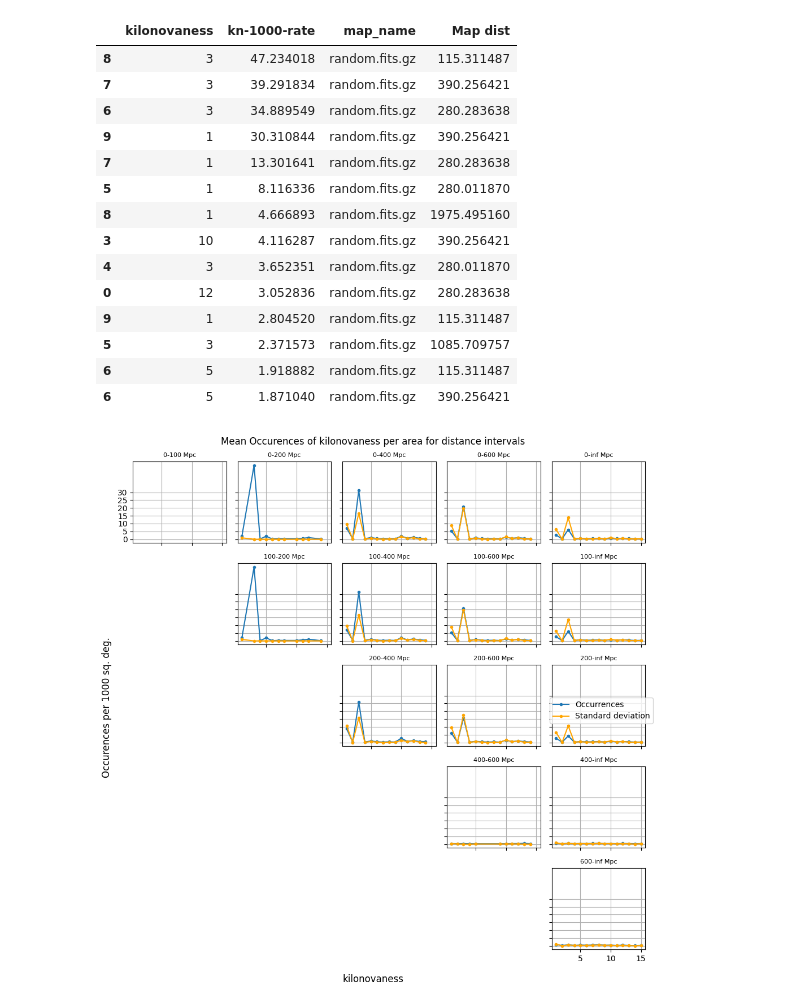
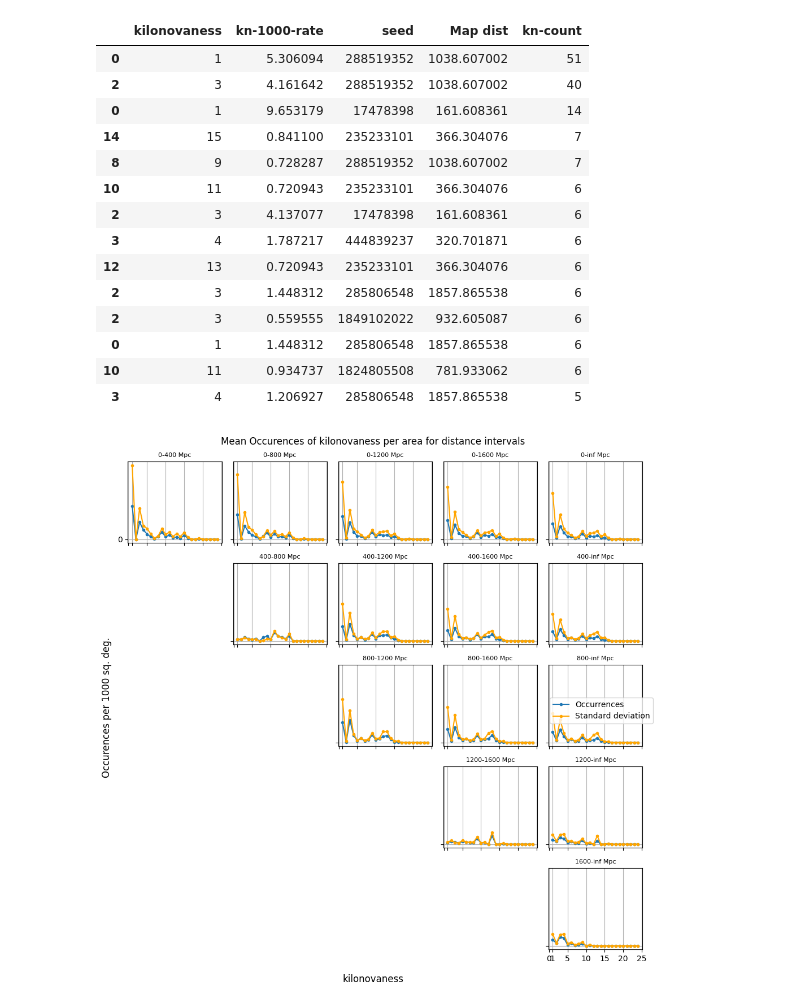
Before and after one commit to AmpelAstro/Ampel-HU-astro, a Jupyter notebook: notebooks/kilonovaness_statistics.ipynb, the cells around one changed output. Drawn from its saved outputs; the diff is of its cells as text; code cells hidden in the pictures.

Commit message:
updated statistics with newest kilonovaness scoring, kilonovaness over ndet plots

```diff
--- a/notebooks/kilonovaness_statistics.ipynb
+++ b/notebooks/kilonovaness_statistics.ipynb
@@ -5,9 +6,9 @@ import matplotlib.pyplot as plt
 import os
 # %%
-tablefile_dir = "/mnt/c/Users/Public/Documents/Uni/master/masterarbeit/ampel/ampel-results/random"
+tablefile_dir = "/mnt/c/Users/Public/Documents/Uni/master/masterarbeit/ampel/ampel-results/random/TransientTable/"
 tablefile_name = "TransientTable.csv"
-
+save_dir = "./pics/random/"
 tablefiles = [os.path.join(tablefile_dir, event_dir, tablefile_name) for event_dir in os.listdir(tablefile_dir) if os.path.exists(os.path.join(tablefile_dir, event_dir, tablefile_name) )]
 
 tablefiles = [os.path.join(tablefile_dir, file) for file in os.listdir(tablefile_dir) if "TransientTable" in file]
-print("\n".join(tablefiles))
+#print("\n".join(tablefiles))
@@ -108,5 +43,5 @@ Index(['Filtered fraction mean', 'Queried fraction mean'], dtype='object')
 # %%
-
+kilonovaness_range = np.arange(1, 25)
 
 rate_df = pd.DataFrame()
 
@@ -116,38 +51,46 @@ for file in tablefiles:
         continue
     df_tmp = pd.read_csv(file, sep=";")
     try:
+        # count kilonovaness = n occurences in tablefile, then divide by total map_area/1000sqdeg
         df_tmp["kn-1000-rate"] = np.array([np.count_nonzero(df_tmp["kilonovaness"] == kilonovaness) for kilonovaness in df_tmp["kilonovaness"]]) / df_tmp["map_area"] * 1000
+        df_tmp["kn-counts"] = np.array([np.count_nonzero(df_tmp["kilonovaness"] == kilonovaness) for kilonovaness in df_tmp["kilonovaness"]])
     except:
         print(df_tmp, file)
 
-    rate_tmp = np.array([np.count_nonzero(df_tmp["kilonovaness"] == kilonovaness) for kilonovaness in df_tmp["kilonovaness"].unique()]) / df_tmp["map_area"][0] * 1000
 
-    tmp_rate_df = pd.DataFrame({"kilonovaness": df_tmp["kilonovaness"].unique(),"kn-1000-rate": rate_tmp, "map_name": df_tmp["map_name"][0], "Map dist": df_tmp["map_dist"][0]})
+    #rate_tmp = np.array([np.count_nonzero(df_tmp["kilonovaness"] == kilonovaness) for kilonovaness in df_tmp["kilonovaness"].unique()]) / df_tmp["map_area"][0] * 1000
+    rate_tmp = np.array([np.count_nonzero(df_tmp["kilonovaness"] == kilonovaness) for kilonovaness in kilonovaness_range]) / df_tmp["map_area"][0] * 1000
+
+    #count_tmp = np.array([np.count_nonzero(df_tmp["kilonovaness"] == kilonovaness) for kilonovaness in df_tmp["kilonovaness"].unique()])
+    count_tmp = np.array([np.count_nonzero(df_tmp["kilonovaness"] == kilonovaness) for kilonovaness in kilonovaness_range])
+
+    #tmp_rate_df = pd.DataFrame({"kilonovaness": df_tmp["kilonovaness"].unique(),"kn-1000-rate": rate_tmp, "seed": df_tmp["map_seed"][0], "Map dist": df_tmp["map_dist"][0], "kn-count": count_tmp})
+    tmp_rate_df = pd.DataFrame({"kilonovaness": kilonovaness_range,"kn-1000-rate": rate_tmp, "seed": df_tmp["map_seed"][0], "Map dist": df_tmp["map_dist"][0], "kn-count": count_tmp})
 
     #print(rate_tmp)
     rate_df = pd.concat([rate_df, tmp_rate_df])
 
 
-rate_df.sort_values(by="kn-1000-rate", ascending=False).head(14)
+rate_df.sort_values(by="kn-count", ascending=False).head(14)
 # %% [output]
-|  | kilonovaness | kn-1000-rate | map_name | Map dist |
-| 8 | 3 | 47.234018 | random.fits.gz | 115.311487 |
-| 7 | 3 | 39.291834 | random.fits.gz | 390.256421 |
-| 6 | 3 | 34.889549 | random.fits.gz | 280.283638 |
-| 9 | 1 | 30.310844 | random.fits.gz | 390.256421 |
-| 7 | 1 | 13.301641 | random.fits.gz | 280.283638 |
-| 5 | 1 | 8.116336 | random.fits.gz | 280.011870 |
-| 8 | 1 | 4.666893 | random.fits.gz | 1975.495160 |
-| 3 | 10 | 4.116287 | random.fits.gz | 390.256421 |
-| 4 | 3 | 3.652351 | random.fits.gz | 280.011870 |
-| 0 | 12 | 3.052836 | random.fits.gz | 280.283638 |
-| 9 | 1 | 2.804520 | random.fits.gz | 115.311487 |
-| 5 | 3 | 2.371573 | random.fits.gz | 1085.709757 |
-| 6 | 5 | 1.918882 | random.fits.gz | 115.311487 |
-| 6 | 5 | 1.871040 | random.fits.gz | 390.256421 |
+|  | kilonovaness | kn-1000-rate | seed | Map dist | kn-count |
+| 0 | 1 | 5.306094 | 288519352 | 1038.607002 | 51 |
+| 2 | 3 | 4.161642 | 288519352 | 1038.607002 | 40 |
+| 0 | 1 | 9.653179 | 17478398 | 161.608361 | 14 |
+| 14 | 15 | 0.841100 | 235233101 | 366.304076 | 7 |
+| 8 | 9 | 0.728287 | 288519352 | 1038.607002 | 7 |
+| 10 | 11 | 0.720943 | 235233101 | 366.304076 | 6 |
+| 2 | 3 | 4.137077 | 17478398 | 161.608361 | 6 |
+| 3 | 4 | 1.787217 | 444839237 | 320.701871 | 6 |
+| 12 | 13 | 0.720943 | 235233101 | 366.304076 | 6 |
+| 2 | 3 | 1.448312 | 285806548 | 1857.865538 | 6 |
+| 2 | 3 | 0.559555 | 1849102022 | 932.605087 | 6 |
+| 0 | 1 | 1.448312 | 285806548 | 1857.865538 | 6 |
+| 10 | 11 | 0.934737 | 1824805508 | 781.933062 | 6 |
+| 3 | 4 | 1.206927 | 285806548 | 1857.865538 | 5 |
 # %%
-distance_mins = [0, 100, 200, 400, 600]
-distance_maxs = [100, 200, 400,600, np.inf]
+distance_mins = [0, 400, 800, 1200, 1600]
+distance_maxs = [400, 800, 1200, 1600, np.inf]
 n = len(distance_mins)
 m = len(distance_maxs)
 
@@ -177,7 +120,7 @@ for k in range(n):
 
             #print(tmp)
 
-            data_dict = {"kilonovaness": [kilonovaness], "rate-1000": [np.mean(tmp["kn-1000-rate"].values)], "std-1000": [np.std(tmp["kn-1000-rate"].values)], "entries":[len(tmp["kn-1000-rate"].values)]}
+            data_dict = {"kilonovaness": [kilonovaness], "rate-1000": [np.mean(tmp["kn-1000-rate"].values)], "std-1000": [np.std(tmp["kn-1000-rate"].values)], "entries":[len(tmp["kn-1000-rate"].values)], "kn-count": [sum(tmp["kn-count"])]}
             #print(data_dict)
             mini_tmp = pd.DataFrame.from_dict(data_dict)
 
@@ -194,7 +137,7 @@ for k in range(n):
 #print(binned_data)
 
 fig, axs = plt.subplots(ncols=m, nrows=n, figsize=(10, 10),
-                        layout="constrained", sharex=True, sharey=True, subplot_kw={"xticks": [0, 5, 10, 15, 20, 25], })#"yticks": [0, 5, 10, 15, 20,25, 30]})
+                        layout="constrained", sharex=True, sharey=True, subplot_kw={"xticks": [0, 1, 5, 10, 15, 20, 25], "yticks": [0, 5, 10, 15, 20,25, 30, 35, 40, 45]})
 # fill plots
 for row in range(n):
     ind_1 = row
@@ -206,31 +149,31 @@ for row in range(n):
             axs[ind_1, ind_2].plot(binned_data[row, col]["kilonovaness"], binned_data[row, col]["rate-1000"], marker=".", label="Occurrences")
             #secax_x2 = axs[-row-1, -col-1].twinx()
             axs[ind_1, ind_2].plot(binned_data[row, col]["kilonovaness"], binned_data[row, col]["std-1000"], marker=".", color="orange", label="Standard deviation")
             #secax_x2.plot(binned_data[row, col]["kilonovaness"], binned_data[row, col]["std-1000"], marker=".", color="orange")
             axs[ind_1, ind_2].set_title(f"{distance_mins[row]}-{distance_maxs[col]} Mpc", fontsize=8)
             axs[ind_1, ind_2].grid()
         else:
             axs[ind_1, ind_2].set_visible(False)
         #pass
 
 handles, labels = axs[row, col].get_legend_handles_labels()
 fig.legend(handles, labels, loc='center right')
 
 fig.suptitle('Mean Occurences of kilonovaness per area for distance intervals')
 fig.supxlabel("kilonovaness")
 fig.supylabel("Occurences per 1000 sq. deg.", ha="left")
 
 # dummy axes 2 for right ylabel
 # ax = fig.add_subplot(1, 1, 1)
 # ax.set_xticks([])
 # ax.set_yticks([])
 # [ax.spines[side].set_visible(False) for side in ('left', 'top', 'right', 'bottom')]
 # ax.patch.set_visible(False)
 # ax.yaxis.set_label_position('right')
 # ax.set_ylabel('Standard deviation', labelpad=30, fontsize=12)
 
 
 fig.tight_layout()
 plt.show()
 # %% [output]
-[figure, old version]
+[figure, new version]
```
Also changed, not shown: parts of 9 cells of this notebook, 2 other files.
